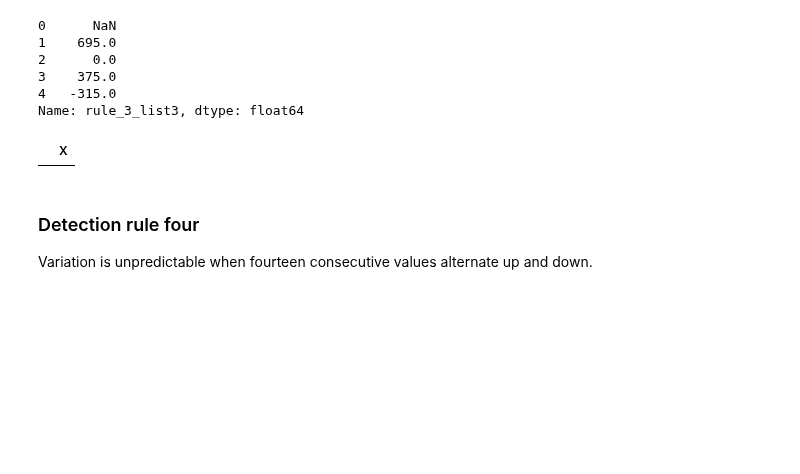
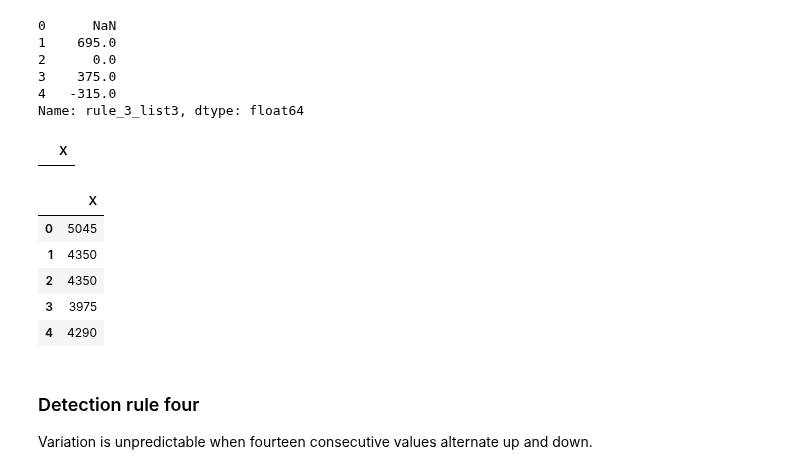
Before and after one commit to tracyyingyingwang/control_charts, a Jupyter notebook: control_charts_xmr.ipynb, the cells around one changed output. Drawn from its saved outputs; the diff is of its cells as text; code cells hidden in the pictures; blank space fills up the shorter version.

Commit message:
Add code to rule three to drop four columns

```diff
--- a/control_charts_xmr.ipynb
+++ b/control_charts_xmr.ipynb
@@ -490,6 +490,20 @@ chart_data['rule_3_list4'] = rule_3_list4
 chart_data.loc[(chart_data['rule_3_list4'] >= 6), ['X']]
 # %% [output]
 |  | X |
+# %%
+chart_data = chart_data.drop(['rule_3_list1',
+                              'rule_3_list2',
+                              'rule_3_list3',
+                              'rule_3_list4'
+                             ], axis=1)
+chart_data.head()
+# %% [output]
+|  | X |
+| 0 | 5045 |
+| 1 | 4350 |
+| 2 | 4350 |
+| 3 | 3975 |
+| 4 | 4290 |
 # %% [markdown]
 ### Detection rule four
 Variation is unpredictable when fourteen consecutive values alternate up and down.
```
